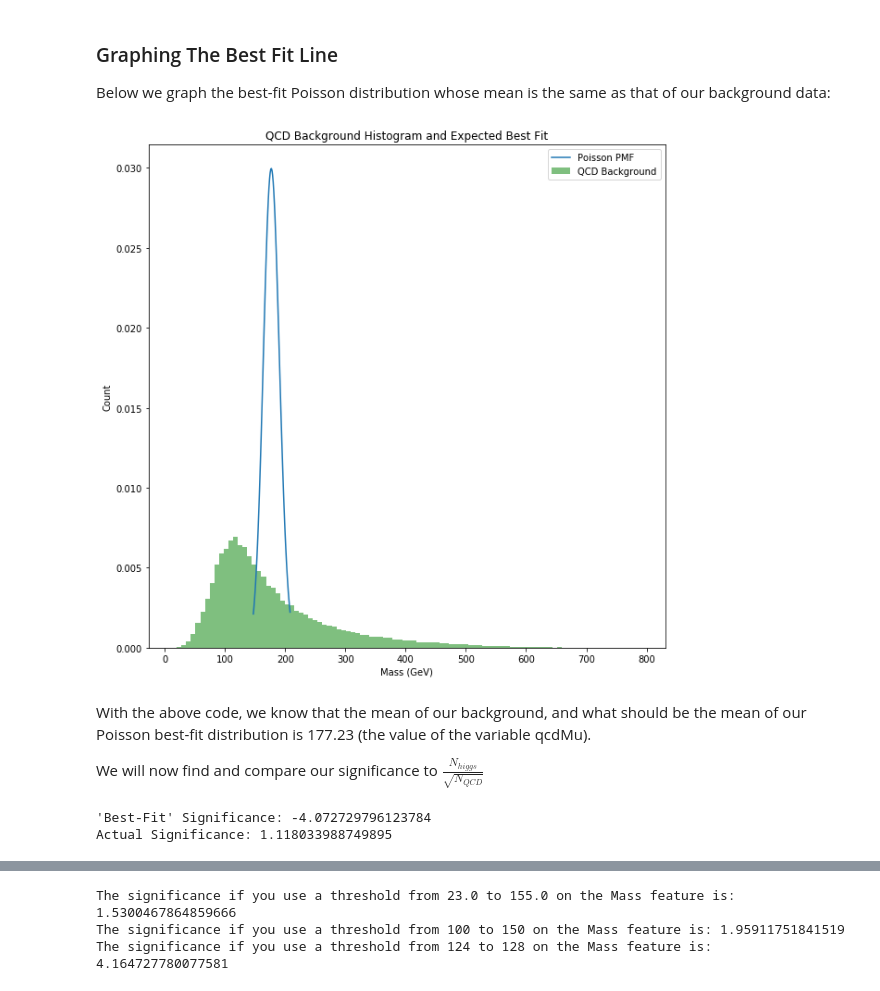
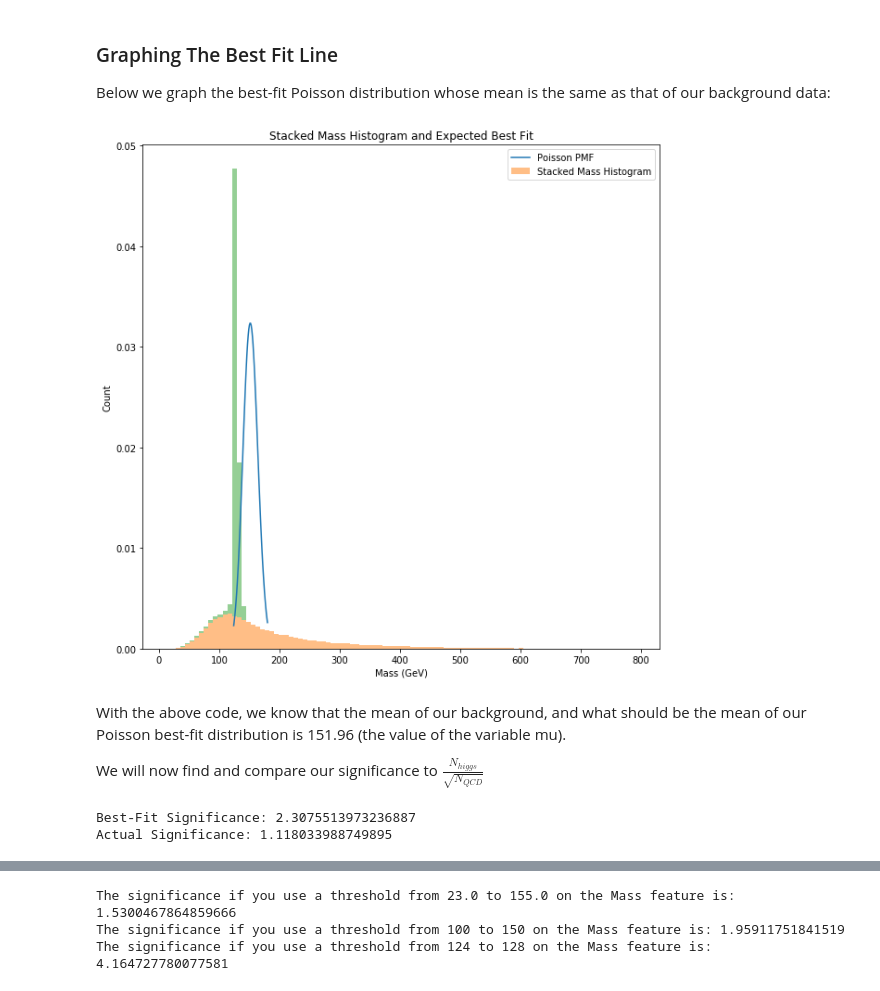
Before and after one commit to cseydlitz/phys434, a Jupyter notebook: FinalLab.ipynb, the cells around one changed output, grey strips where cells are left out. Drawn from its saved outputs; the diff is of its cells as text; code cells hidden in the pictures.

```diff
--- a/FinalLab.ipynb
+++ b/FinalLab.ipynb
@@ -292,44 +292,46 @@ Below we graph the best-fit Poisson distribution whose mean is the same as that
 # %%
 fig, ax = plt.subplots(1, 1, figsize=(10,10))
 
 # Make Poisson representation with the mean of our background data
 qcdMu = np.mean(higgs_qcd_stuff['MASS']['qcd_detail']['data'])
-x = np.arange(stats.poisson.ppf(0.01, mu=qcdMu),stats.poisson.ppf(0.99, mu=qcdMu))
+higgsMu = np.mean(higgs_qcd_stuff['MASS']['higgs_detail']['data'])
+mu = ((qcdMu+higgsMu)/2)
+x = np.arange(stats.poisson.ppf(0.01, mu=mu),stats.poisson.ppf(0.99, mu=mu))
 
 # Prepare the best-fit distribution
 ax.plot(
     x,
-    stats.poisson.pmf(x, mu=qcdMu),
+    stats.poisson.pmf(x, mu=mu),
     ms=4,
     label='Poisson PMF')
 
 # Prepare background data
-ax.hist(higgs_qcd_stuff['MASS']['qcd_detail']['data'],
+ax.hist([higgs_qcd_stuff['MASS']['qcd_detail']['data'],higgs_qcd_stuff['MASS']['higgs_detail']['data']],
         bins=100,
-        color='green',
+        stacked=True,
         alpha=0.5,
-        label='QCD Background',
+        label='Stacked Mass Histogram',
         density=True)
 
 # Set graph details
 ax.legend(loc='upper right')
-ax.set_title("QCD Background Histogram and Expected Best Fit")
+ax.set_title("Stacked Mass Histogram and Expected Best Fit")
 ax.set_ylabel("Count")
 ax.set_xlabel("Mass (GeV)")
 
 plt.show()
 # %% [output]
-[figure, old version]
+[figure, new version]
 # %% [markdown]
-With the above code, we know that the mean of our background, and what should be the mean of our Poisson best-fit distribution is 177.23 (the value of the variable qcdMu).
+With the above code, we know that the mean of our background, and what should be the mean of our Poisson best-fit distribution is 151.96 (the value of the variable mu).
 
 We will now find and compare our significance to  $\frac{N_{higgs}}{\sqrt{N_{QCD}}}$
 # %%
-cdf = stats.poisson.cdf(125,mu=177)
+cdf = stats.poisson.cdf(151.96,mu=125)
 sig = stats.norm.ppf(cdf)
 signif = 50/np.sqrt(2000)
-print(f"'Best-Fit' Significance: {sig}")
+print(f"Best-Fit Significance: {sig}")
 print(f"Actual Significance: {signif}")
 # %% [output]
-'Best-Fit' Significance: -4.072729796123784
+Best-Fit Significance: 2.3075513973236887
 Actual Significance: 1.118033988749895
```
Also changed, not shown: parts of 49 cells of this notebook, 2 other files.
